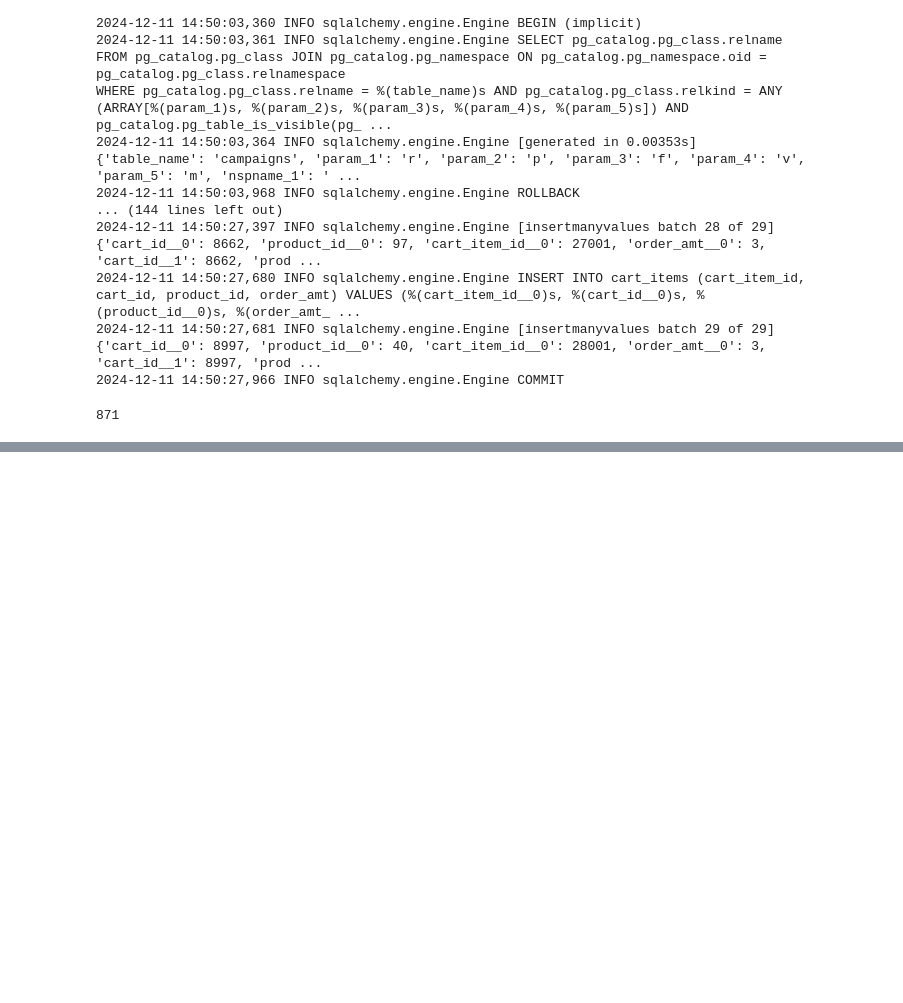
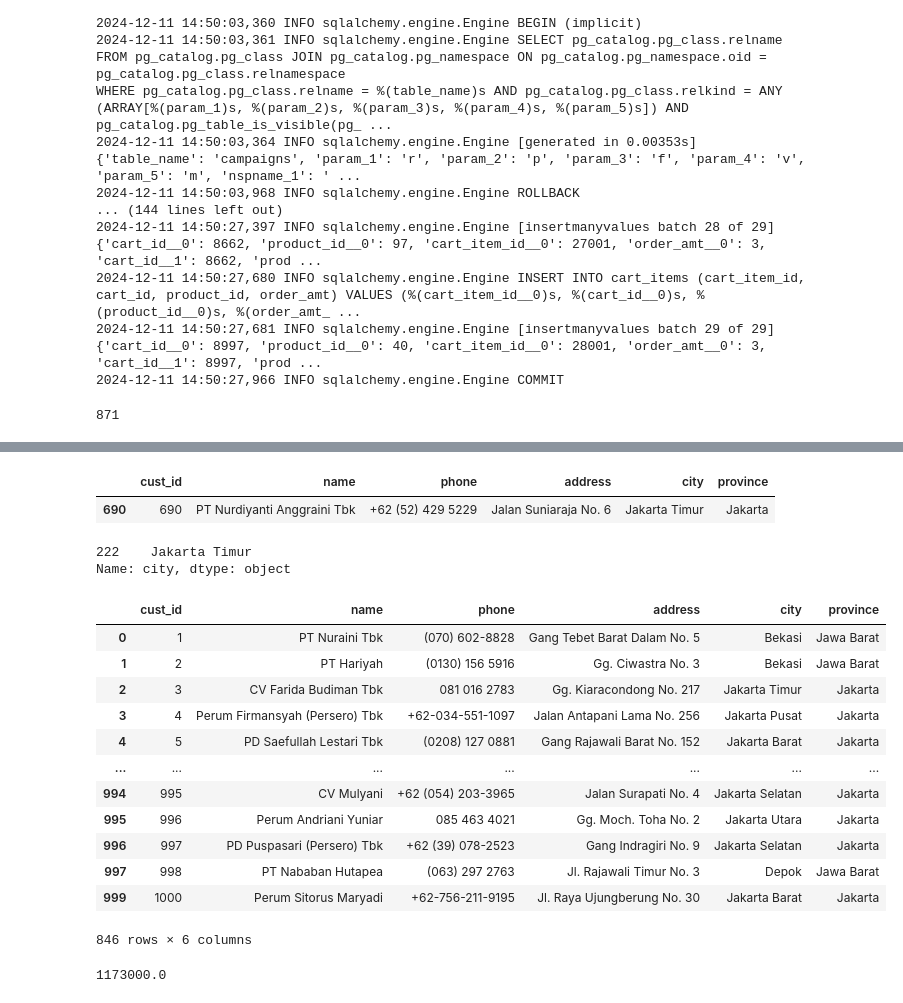
Before and after one commit to suwangsa/ecommerce-data-integration, a Jupyter notebook: default.ipynb, the cells around one changed output, grey strips where cells are left out. Saved outputs shown, nothing was run; the diff lists cells and outputs as text; code cells hidden in the pictures; blank space fills up the shorter version.

```diff
--- a/default.ipynb
+++ b/default.ipynb
@@ -429,0 +488,42 @@ table_products
+# %%
+# customer yang paling sering beli top produk
+top_product_cust = pd.merge(df_carts,df_cartitems[df_cartitems['product_id']==top_product['product_id']],how='right',on='cart_id')
+freq_cust_id = pd.DataFrame(top_product_cust['cust_id'].value_counts()).reset_index().rename(columns={'cust_id':'freq','index':'cust_id'}).iloc[0,:]['cust_id']
+df_customers[df_customers['cust_id']==freq_cust_id]
+# %% [output]
+|  | cust_id | name | phone | address | city | province |
+| 690 | 690 | PT Nurdiyanti Anggraini Tbk | +62 (52) 429 5229 | Jalan Suniaraja No. 6 | Jakarta Timur | Jakarta |
+# %%
+# kota asal customer yang paling sering melakukan pembelian atau transaksi
+culprit = df_carts['cust_id'].value_counts().reset_index().rename(columns={'cust_id':'freq','index':'cust_id'}).iloc[0,:]['cust_id']
+df_customers[df_customers['cust_id']==culprit]['city']
+# %% [output]
+222    Jakarta Timur
+Name: city, dtype: object
+# %%
+# customer yang melakukan repeat order (transaksi lebih dari 1)
+id_cust = df_carts['cust_id'].value_counts().reset_index().rename(columns={'cust_id':'freq','index':'cust_id'})
+list_id_cust = id_cust[id_cust['freq']>1]['cust_id'].tolist()
+df_customers[df_customers['cust_id'].isin(list_id_cust)]
+# %% [output]
+|  | cust_id | name | phone | address | city | province |
+| 0 | 1 | PT Nuraini Tbk | (070) 602-8828 | Gang Tebet Barat Dalam No. 5 | Bekasi | Jawa Barat |
+| 1 | 2 | PT Hariyah | (0130) 156 5916 | Gg. Ciwastra No. 3 | Bekasi | Jawa Barat |
+| 2 | 3 | CV Farida Budiman Tbk | 081 016 2783 | Gg. Kiaracondong No. 217 | Jakarta Timur | Jakarta |
+| 3 | 4 | Perum Firmansyah (Persero) Tbk | +62-034-551-1097 | Jalan Antapani Lama No. 256 | Jakarta Pusat | Jakarta |
+| 4 | 5 | PD Saefullah Lestari Tbk | (0208) 127 0881 | Gang Rajawali Barat No. 152 | Jakarta Barat | Jakarta |
+| ... | ... | ... | ... | ... | ... | ... |
+| 994 | 995 | CV Mulyani | +62 (054) 203-3965 | Jalan Surapati No. 4 | Jakarta Selatan | Jakarta |
+| 995 | 996 | Perum Andriani Yuniar | 085 463 4021 | Gg. Moch. Toha No. 2 | Jakarta Utara | Jakarta |
+| 996 | 997 | PD Puspasari (Persero) Tbk | +62 (39) 078-2523 | Gang Indragiri No. 9 | Jakarta Selatan | Jakarta |
+| 997 | 998 | PT Nababan Hutapea | (063) 297 2763 | Jl. Rajawali Timur No. 3 | Depok | Jawa Barat |
+| 999 | 1000 | Perum Sitorus Maryadi | +62-756-211-9195 | Jl. Raya Ujungberung No. 30 | Jakarta Barat | Jakarta |
+846 rows × 6 columns
+# %%
+# jumlah transaksi paling tinggi yang harus dibayar customer  per transaksi (1 keranjang)
+cart = pd.merge(df_carts,df_cartitems,how='left',on='cart_id')
+cart_price = pd.merge(cart,df_products[['product_id','price']],on='product_id')
+cart_price['total'] = cart_price['order_amt']*cart_price['price']
+cart_price.groupby('cart_id')['total'].sum().sort_values(ascending=False).iloc[0]
+# %% [output]
+1173000.0
```
Also changed, not shown: parts of 27 cells of this notebook, 5 other files.
